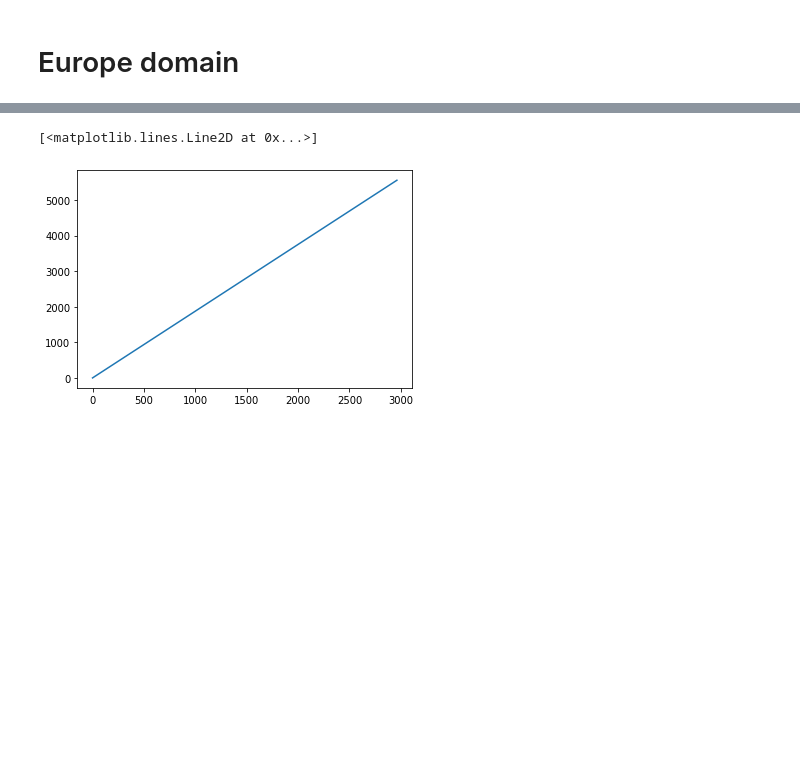
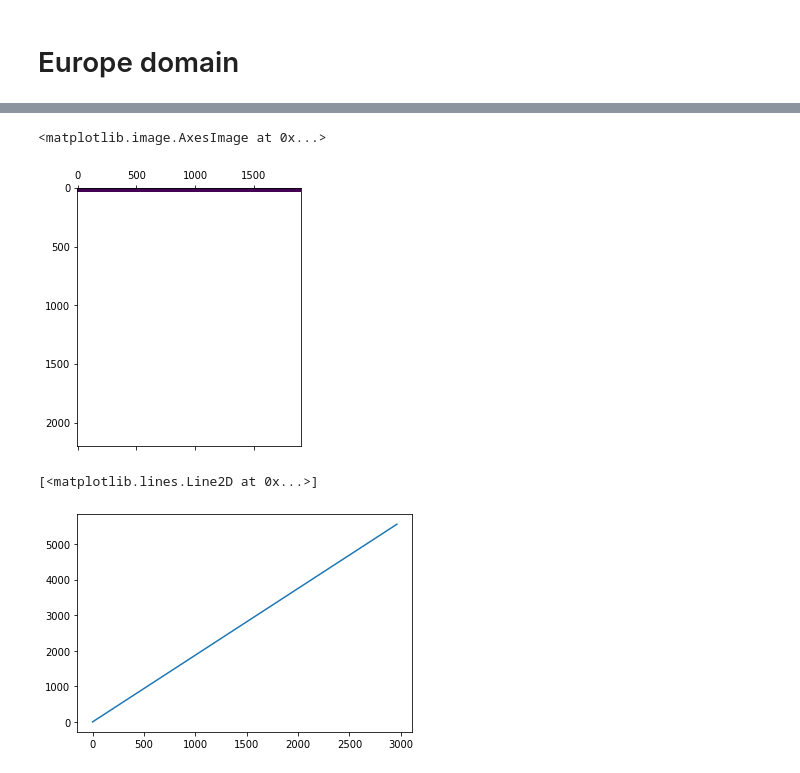
Before and after one commit to simonpf/gpm_article, a Jupyter notebook: notebooks/colocations.ipynb, the cells around one changed output, grey strips where cells are left out. Cells and saved outputs as stored; diff of their text form; code cells hidden in the pictures; blank space fills up the shorter version.

```diff
--- a/notebooks/colocations.ipynb
+++ b/notebooks/colocations.ipynb
@@ -49,3 +23,8 @@ files = GPM_2A_GPROF.get_files_by_day(t)
+# %%
+plt.matshow(f["mask"][ :, :])
+# %% [output]
+<matplotlib.image.AxesImage at 0x...>
+[figure, added]
 # %%
 f1 = next(files)
 # %%
```
Also changed, not shown: parts of 6 cells of this notebook, 1 other file.
